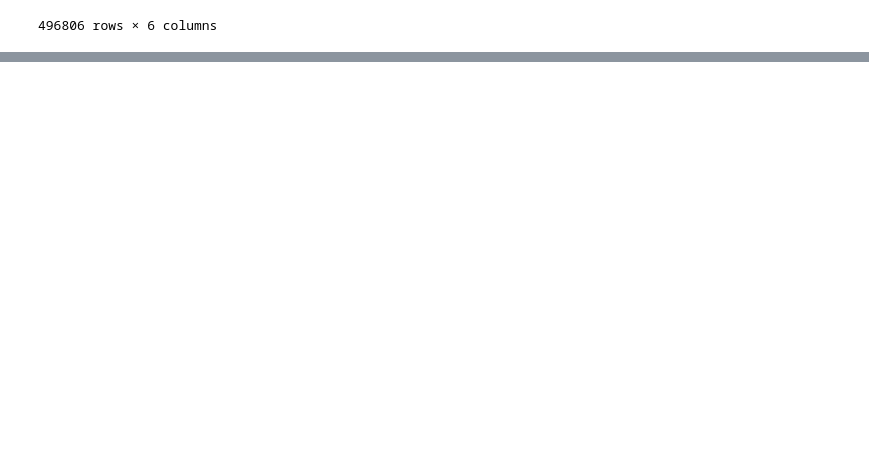
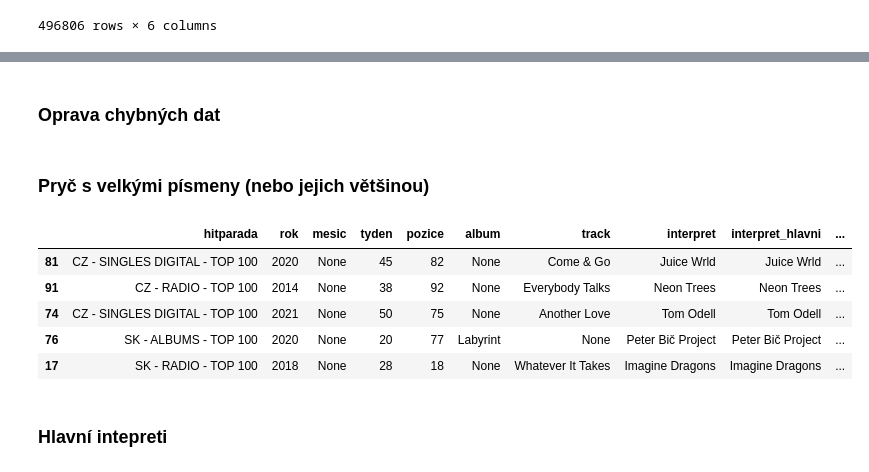
Before and after one commit to DataRozhlas/hitparady, a Jupyter notebook: 005 spojení a čištění IFPI.ipynb, the cells around one changed output, grey strips where cells are left out. Cells and saved outputs as stored; diff of their text form; code cells hidden in the pictures; blank space fills up the shorter version.

```diff
--- a/005 spojení a čištění IFPI.ipynb
+++ b/005 spojení a čištění IFPI.ipynb
@@ -102,0 +120,20 @@ df['rok'] = df['obdobi'].apply(lambda x: x[-4:])
+# %% [markdown]
+### Oprava chybných dat
+# %%
+df["rok"] = df["rok"].apply(lambda x: x.replace("223","2023").replace(" 201","2010").replace("2104","2014").strip())
+# %% [markdown]
+### Pryč s velkými písmeny (nebo jejich většinou)
+# %%
+df['interpret'] = df['interpret'].apply(lambda x: ' '.join(word.capitalize() for word in x.split()))
+df['vydavatel'] = df['vydavatel'].apply(lambda x: ' '.join(word.capitalize() for word in x.split()))
+# %%
+df.sample(5)
+# %% [output]
+|  | hitparada | rok | mesic | tyden | pozice | album | track | interpret | interpret_hlavni | ... |
+| 81 | CZ - SINGLES DIGITAL - TOP 100 | 2020 | None | 45 | 82 | None | Come & Go | Juice Wrld | Juice Wrld | ... |
+| 91 | CZ - RADIO - TOP 100 | 2014 | None | 38 | 92 | None | Everybody Talks | Neon Trees | Neon Trees | ... |
+| 74 | CZ - SINGLES DIGITAL - TOP 100 | 2021 | None | 50 | 75 | None | Another Love | Tom Odell | Tom Odell | ... |
+| 76 | SK - ALBUMS - TOP 100 | 2020 | None | 20 | 77 | Labyrint | None | Peter Bič Project | Peter Bič Project | ... |
+| 17 | SK - RADIO - TOP 100 | 2018 | None | 28 | 18 | None | Whatever It Takes | Imagine Dragons | Imagine Dragons | ... |
+# %% [markdown]
+### Hlavní intepreti
```
Also changed, not shown: parts of 35 cells of this notebook, 24 other files.
